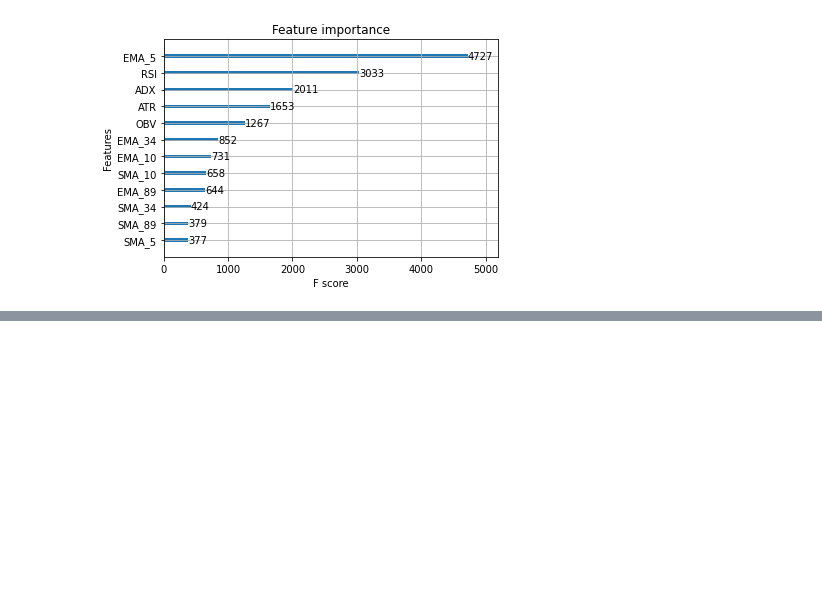
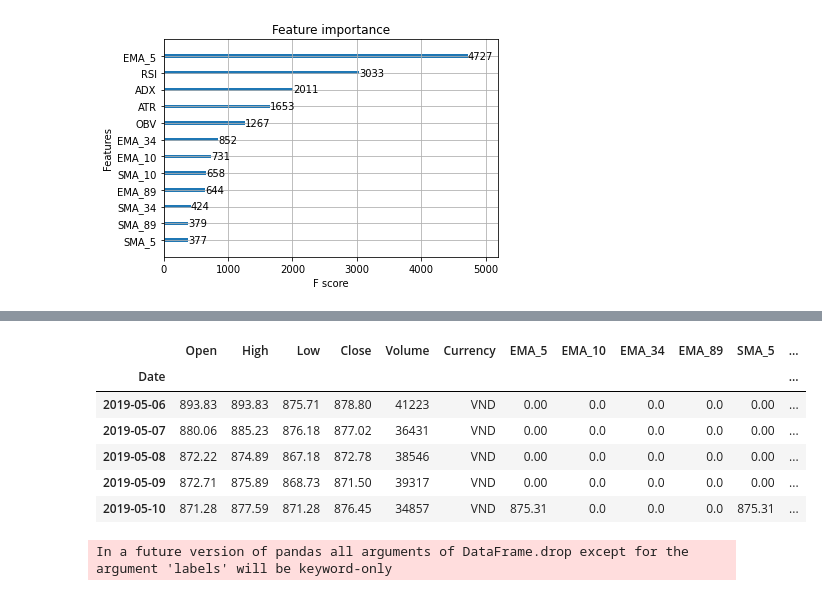
Before and after one commit to luongduong147/Predict-the-crypto-price-with-LSTM, a Jupyter notebook: Luận_văn.ipynb, the cells around one changed output, grey strips where cells are left out. Cells and saved outputs as stored; diff of their text form; code cells hidden in the pictures; blank space fills up the shorter version.

```diff
--- a/Luận_văn.ipynb
+++ b/Luận_văn.ipynb
@@ -529,0 +645,8 @@ fig.show()
+# %%
+#import testing data
+import investpy
+data = investpy.get_index_historical_data(index='VN 30',
+                                        country='VietNam',
+                                        from_date='04/05/2019',
+                                        to_date='04/05/2021')
+data.head()
@@ -529,0 +692,33 @@ fig.show()
+# %%
+#XGB+RSI
+#featuring technical indicator varriable
+#momentum indicators
+data['EMA_5'] = talib.EMA(data['Close'], timeperiod=5)
+data['EMA_10'] = talib.EMA(data['Close'], timeperiod=10)
+data['EMA_34'] = talib.EMA(data['Close'], timeperiod=34)
+data['EMA_89'] = talib.EMA(data['Close'], timeperiod=89)
+data['SMA_5'] = talib.SMA(data['Close'], timeperiod=5)
+data['SMA_10'] = talib.SMA(data['Close'], timeperiod=10)
+data['SMA_34'] = talib.SMA(data['Close'], timeperiod=34)
+data['SMA_89'] = talib.SMA(data['Close'], timeperiod=89)
+data['ADX']=talib.ADX(data['High'],data['Low'],data['Close'],timeperiod=14)
+data['RSI']=talib.RSI(data['Close'],timeperiod=14)
+#volatility indicators
+data['ATR']=talib.ATR(data['High'],data['Low'],data['Close'],timeperiod=14)
+#Volume indicators
+data['OBV']=talib.OBV(data['Close'],data['Volume'])
+data=data.fillna(0)
+data.head()
+# %% [output]
+|  | Open | High | Low | Close | Volume | Currency | EMA_5 | EMA_10 | EMA_34 | EMA_89 | SMA_5 | ... |
+| Date |  |  |  |  |  |  |  |  |  |  |  | ... |
+| 2019-05-06 | 893.83 | 893.83 | 875.71 | 878.80 | 41223 | VND | 0.00 | 0.0 | 0.0 | 0.0 | 0.00 | ... |
+| 2019-05-07 | 880.06 | 885.23 | 876.18 | 877.02 | 36431 | VND | 0.00 | 0.0 | 0.0 | 0.0 | 0.00 | ... |
+| 2019-05-08 | 872.22 | 874.89 | 867.18 | 872.78 | 38546 | VND | 0.00 | 0.0 | 0.0 | 0.0 | 0.00 | ... |
+| 2019-05-09 | 872.71 | 875.89 | 868.73 | 871.50 | 39317 | VND | 0.00 | 0.0 | 0.0 | 0.0 | 0.00 | ... |
+| 2019-05-10 | 871.28 | 877.59 | 871.28 | 876.45 | 34857 | VND | 875.31 | 0.0 | 0.0 | 0.0 | 875.31 | ... |
+# %%
+drop_cols = ['Close','Open','High','Low', 'Currency']
+data_backtest=data.drop(drop_cols,1)
+# %% [output]
+In a future version of pandas all arguments of DataFrame.drop except for the argument 'labels' will be keyword-only
```
Also changed, not shown: parts of 9 cells of this notebook.
